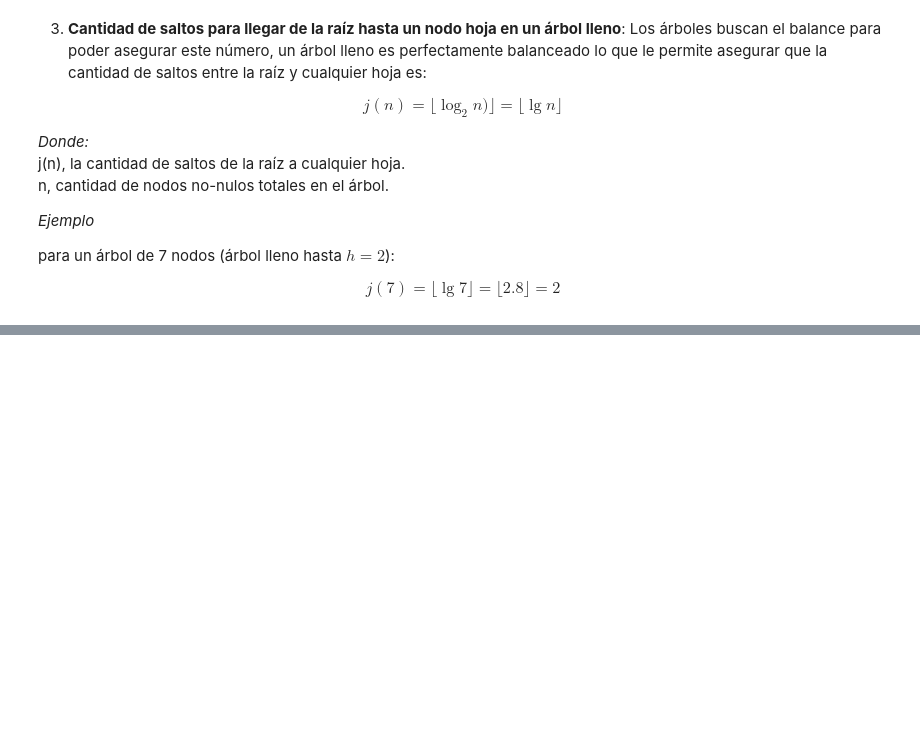
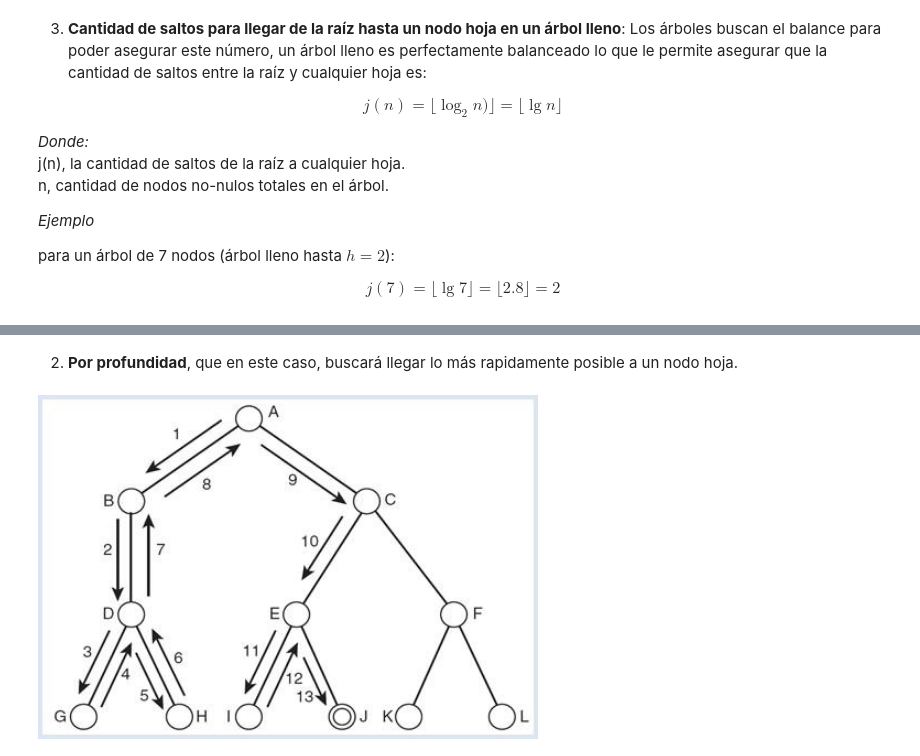
Before and after one commit to moyarzunsil/EDD, a Jupyter notebook: 006 Arboles.ipynb, the cells around one changed output, grey strips where cells are left out. Drawn from its saved outputs; the diff is of its cells as text; code cells hidden in the pictures; blank space fills up the shorter version.

```diff
--- a/006 Arboles.ipynb
+++ b/006 Arboles.ipynb
@@ -420,0 +454,9 @@ $$j(7) = \lfloor \lg7 \rfloor = \lfloor 2.8 \rfloor = 2$$
+# %% [markdown]
+
+
+2. **Por profundidad**, que en este caso, buscará llegar lo más rapidamente posible a un nodo hoja.
+# %%
+# Load image from local storage
+Image(filename = "assets/profundidad.jpg", width = 500, height = 250)
+# %% [output]
+[figure, added]
```
Also changed, not shown: parts of 6 cells of this notebook, 3 other files.
